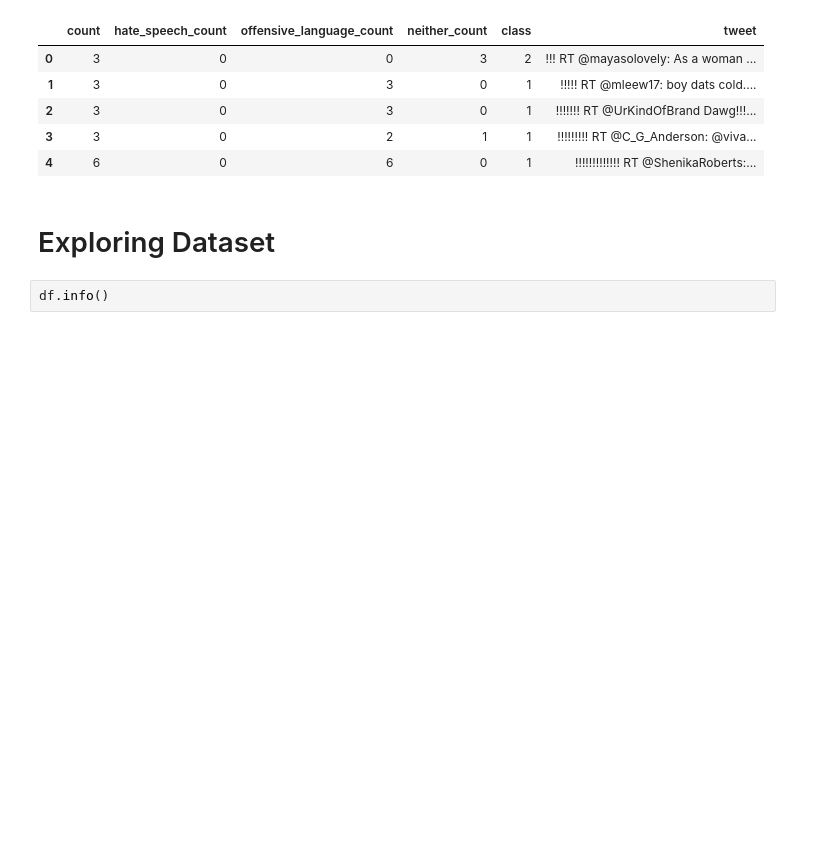
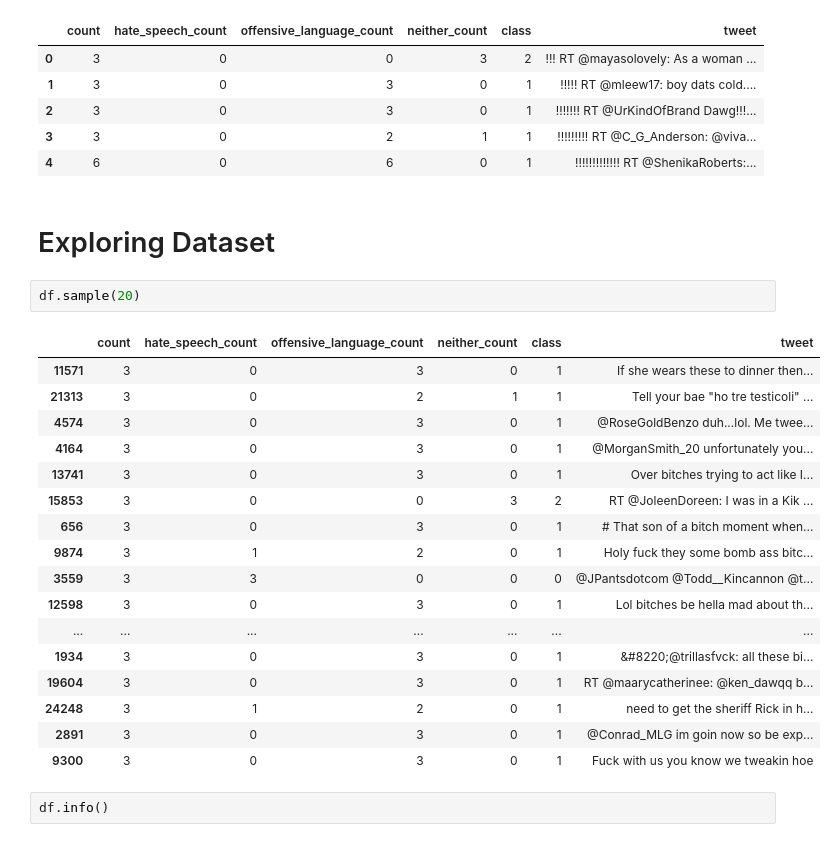
Before and after one commit to saurav-thakur/YouTube-Comments-Analytics-and-Summarizer, a Jupyter notebook: notebooks/01_exploring_data.ipynb, the cells around one changed output. Drawn from its saved outputs; the diff is of its cells as text; blank space fills up the shorter version.

```diff
--- a/notebooks/01_exploring_data.ipynb
+++ b/notebooks/01_exploring_data.ipynb
@@ -25,6 +26,26 @@ df.head()
 | 4 | 6 | 0 | 6 | 0 | 1 | !!!!!!!!!!!!! RT @ShenikaRoberts:... |
 # %% [markdown]
 # Exploring Dataset
+# %%
+df.sample(20)
+# %% [output]
+|  | count | hate_speech_count | offensive_language_count | neither_count | class | tweet |
+| 11571 | 3 | 0 | 3 | 0 | 1 | If she wears these to dinner then... |
+| 21313 | 3 | 0 | 2 | 1 | 1 | Tell your bae "ho tre testicoli" ... |
+| 4574 | 3 | 0 | 3 | 0 | 1 | @RoseGoldBenzo duh...lol. Me twee... |
+| 4164 | 3 | 0 | 3 | 0 | 1 | @MorganSmith_20 unfortunately you... |
+| 13741 | 3 | 0 | 3 | 0 | 1 | Over bitches trying to act like I... |
+| 15853 | 3 | 0 | 0 | 3 | 2 | RT @JoleenDoreen: I was in a Kik ... |
+| 656 | 3 | 0 | 3 | 0 | 1 | # That son of a bitch moment when... |
+| 9874 | 3 | 1 | 2 | 0 | 1 | Holy fuck they some bomb ass bitc... |
+| 3559 | 3 | 3 | 0 | 0 | 0 | @JPantsdotcom @Todd__Kincannon @t... |
+| 12598 | 3 | 0 | 3 | 0 | 1 | Lol bitches be hella mad about th... |
+| ... | ... | ... | ... | ... | ... | ... |
+| 1934 | 3 | 0 | 3 | 0 | 1 | &#8220;@trillasfvck: all these bi... |
+| 19604 | 3 | 0 | 3 | 0 | 1 | RT @maarycatherinee: @ken_dawqq b... |
+| 24248 | 3 | 1 | 2 | 0 | 1 | need to get the sheriff Rick in h... |
+| 2891 | 3 | 0 | 3 | 0 | 1 | @Conrad_MLG im goin now so be exp... |
+| 9300 | 3 | 0 | 3 | 0 | 1 | Fuck with us you know we tweakin hoe |
 # %%
 df.info()
 # %% [output]
```
Also changed, not shown: parts of 44 cells of this notebook, 1 other file.
